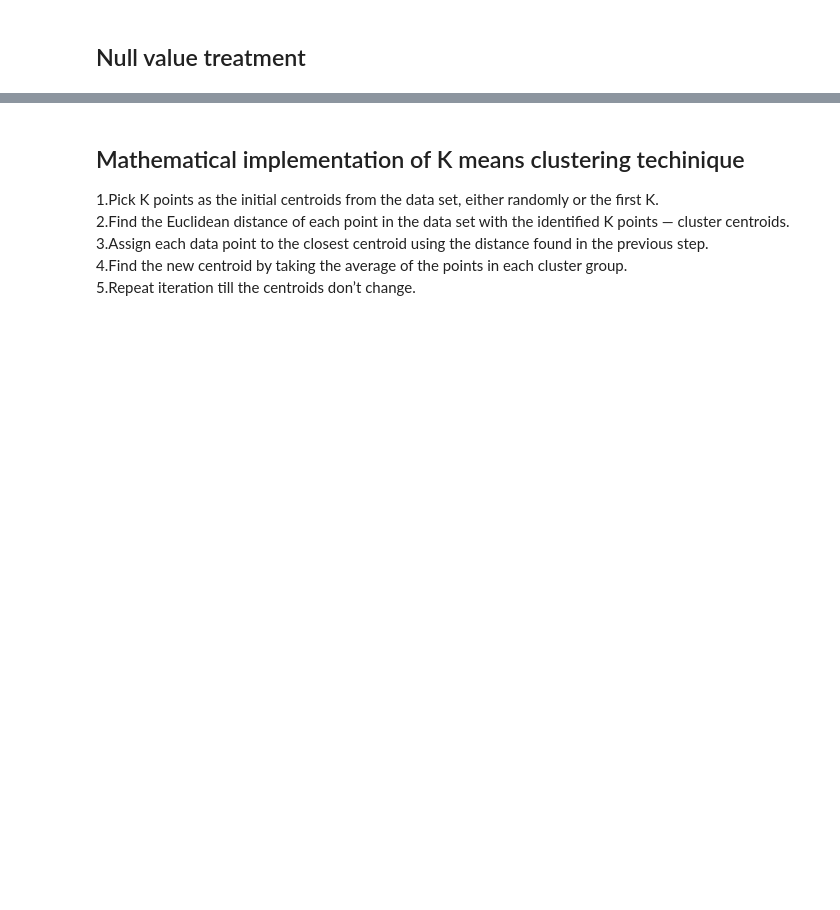
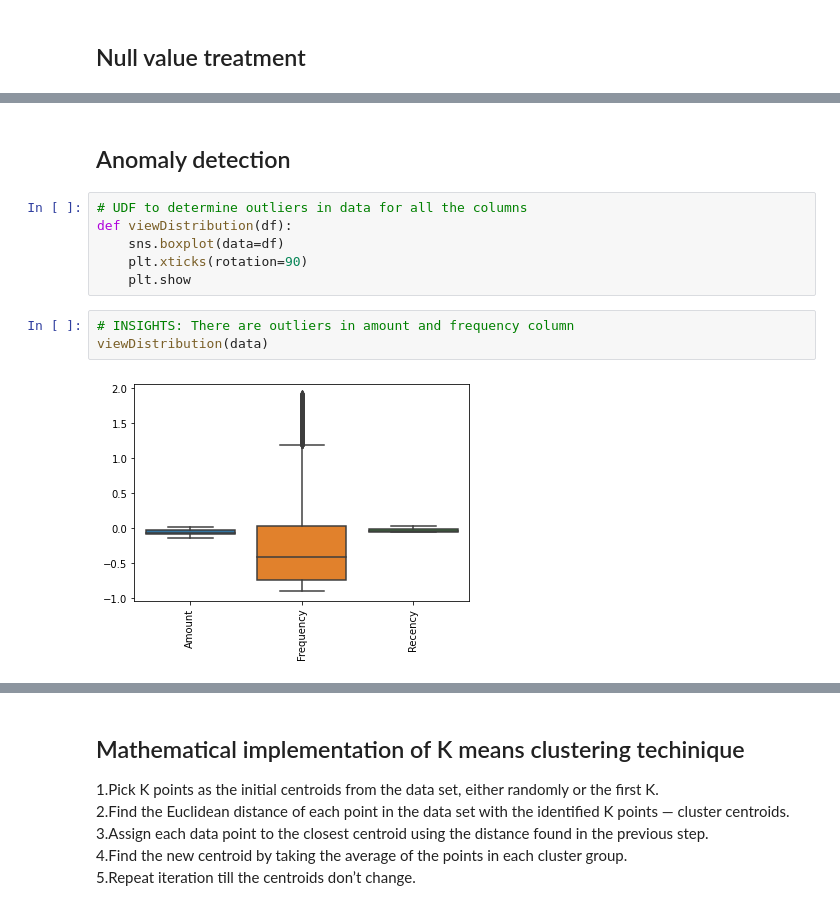
Before and after one commit to prashantchoubey1/Online-Retail-Clustering, a Jupyter notebook: retail_clustering.ipynb, the cells around one changed output, grey strips where cells are left out. Cells and saved outputs as stored; diff of their text form; blank space fills up the shorter version.

Commit message:
Performed scaling and anamply detection

```diff
--- a/retail_clustering.ipynb
+++ b/retail_clustering.ipynb
@@ -27,0 +169,13 @@ df_retail.info()
+# %% [markdown]
+## Anomaly detection
+# %%
+# UDF to determine outliers in data for all the columns
+def viewDistribution(df):
+    sns.boxplot(data=df)
+    plt.xticks(rotation=90)
+    plt.show
+# %%
+# INSIGHTS: There are outliers in amount and frequency column
+viewDistribution(data)
+# %% [output]
+[figure, added]
```
Also changed, not shown: parts of 25 cells of this notebook, 1 other file.
